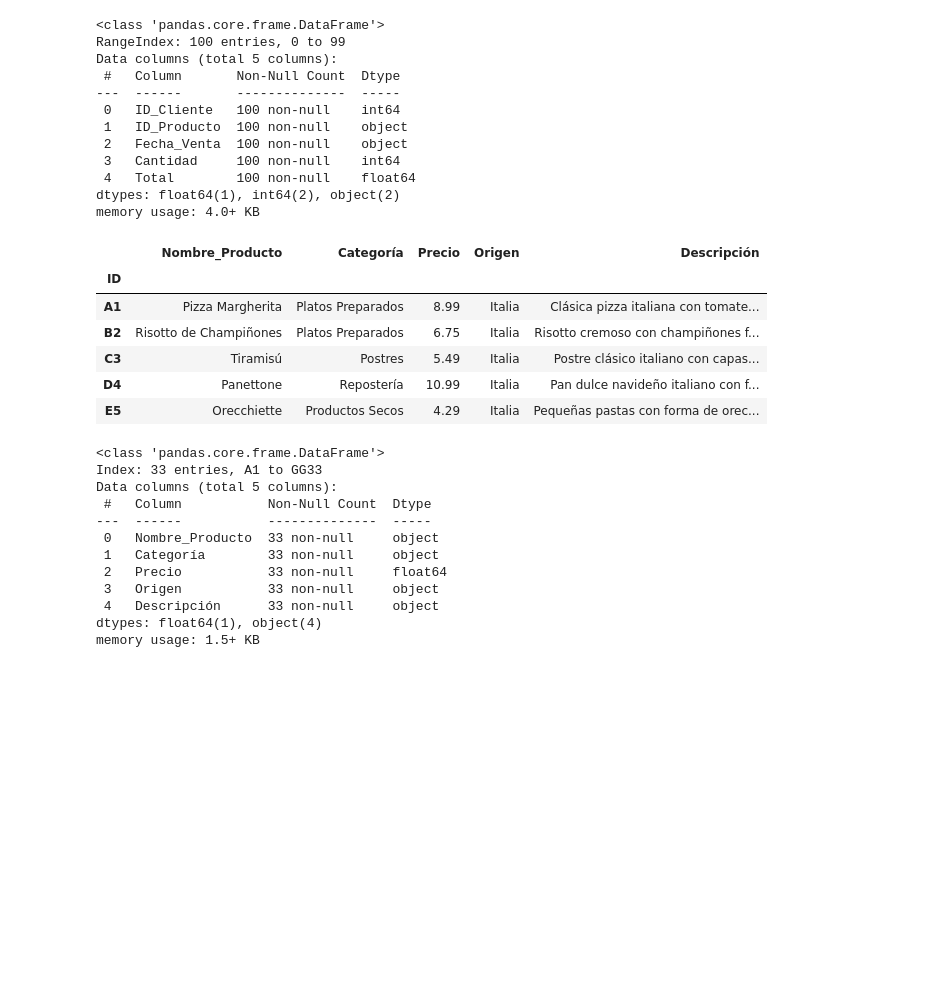
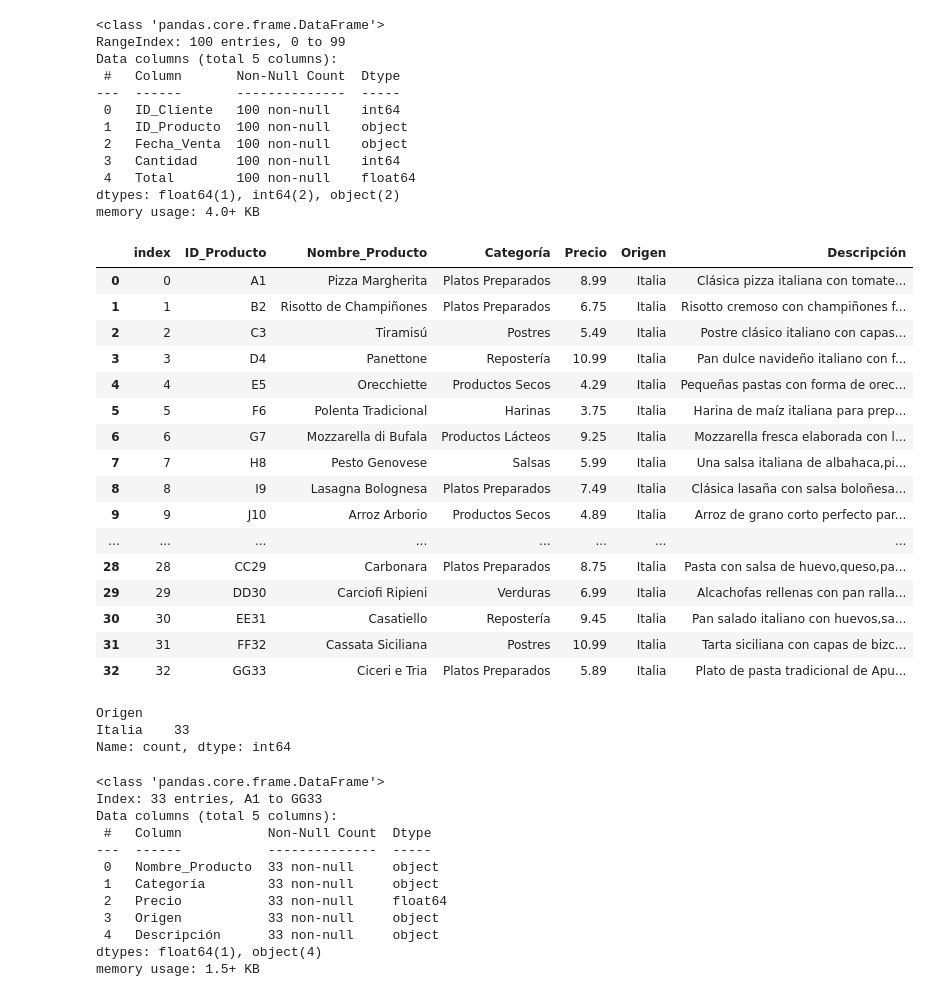
Before and after one commit to Aniitaa7/pairprogramming-mod-3-ANA_YOLANDA, a Jupyter notebook: 5-ETL-I-pairprogramming-mod-3-ANA_YOLANDA.ipynb, the cells around one changed output. Saved outputs shown, nothing was run; the diff lists cells and outputs as text; code cells hidden in the pictures; blank space fills up the shorter version.

```diff
--- a/5-ETL-I-pairprogramming-mod-3-ANA_YOLANDA.ipynb
+++ b/5-ETL-I-pairprogramming-mod-3-ANA_YOLANDA.ipynb
@@ -58,2 +34,2 @@ Línea 11: J10,Arroz Arborio,Productos Secos,4.89,Italia,Arroz de grano corto pe
 # %%
-df_productos = pd.read_csv('productos.csv', index_col=0, delimiter=';')
+df_productos = pd.read_csv('productos.csv', delimiter=';')
@@ -115,15 +162,31 @@ Data columns (total 5 columns):
 dtypes: float64(1), int64(2), object(2)
 memory usage: 4.0+ KB
 # %%
-df_productos.head()
+df_productos
 # %% [output]
-|  | Nombre_Producto | Categoría | Precio | Origen | Descripción |
-| ID |  |  |  |  |  |
-| A1 | Pizza Margherita | Platos Preparados | 8.99 | Italia | Clásica pizza italiana con tomate... |
-| B2 | Risotto de Champiñones | Platos Preparados | 6.75 | Italia | Risotto cremoso con champiñones f... |
-| C3 | Tiramisú | Postres | 5.49 | Italia | Postre clásico italiano con capas... |
-| D4 | Panettone | Repostería | 10.99 | Italia | Pan dulce navideño italiano con f... |
-| E5 | Orecchiette | Productos Secos | 4.29 | Italia | Pequeñas pastas con forma de orec... |
+|  | index | ID_Producto | Nombre_Producto | Categoría | Precio | Origen | Descripción |
+| 0 | 0 | A1 | Pizza Margherita | Platos Preparados | 8.99 | Italia | Clásica pizza italiana con tomate... |
+| 1 | 1 | B2 | Risotto de Champiñones | Platos Preparados | 6.75 | Italia | Risotto cremoso con champiñones f... |
+| 2 | 2 | C3 | Tiramisú | Postres | 5.49 | Italia | Postre clásico italiano con capas... |
+| 3 | 3 | D4 | Panettone | Repostería | 10.99 | Italia | Pan dulce navideño italiano con f... |
+| 4 | 4 | E5 | Orecchiette | Productos Secos | 4.29 | Italia | Pequeñas pastas con forma de orec... |
+| 5 | 5 | F6 | Polenta Tradicional | Harinas | 3.75 | Italia | Harina de maíz italiana para prep... |
+| 6 | 6 | G7 | Mozzarella di Bufala | Productos Lácteos | 9.25 | Italia | Mozzarella fresca elaborada con l... |
+| 7 | 7 | H8 | Pesto Genovese | Salsas | 5.99 | Italia | Una salsa italiana de albahaca,pi... |
+| 8 | 8 | I9 | Lasagna Bolognesa | Platos Preparados | 7.49 | Italia | Clásica lasaña con salsa boloñesa... |
+| 9 | 9 | J10 | Arroz Arborio | Productos Secos | 4.89 | Italia | Arroz de grano corto perfecto par... |
+| ... | ... | ... | ... | ... | ... | ... | ... |
+| 28 | 28 | CC29 | Carbonara | Platos Preparados | 8.75 | Italia | Pasta con salsa de huevo,queso,pa... |
+| 29 | 29 | DD30 | Carciofi Ripieni | Verduras | 6.99 | Italia | Alcachofas rellenas con pan ralla... |
+| 30 | 30 | EE31 | Casatiello | Repostería | 9.45 | Italia | Pan salado italiano con huevos,sa... |
+| 31 | 31 | FF32 | Cassata Siciliana | Postres | 10.99 | Italia | Tarta siciliana con capas de bizc... |
+| 32 | 32 | GG33 | Ciceri e Tria | Platos Preparados | 5.89 | Italia | Plato de pasta tradicional de Apu... |
+# %%
+df_productos['Origen'].value_counts()
+# %% [output]
+Origen
+Italia    33
+Name: count, dtype: int64
 # %%
 df_productos.info()
 # %% [output]
```
Also changed, not shown: parts of 21 cells of this notebook.
